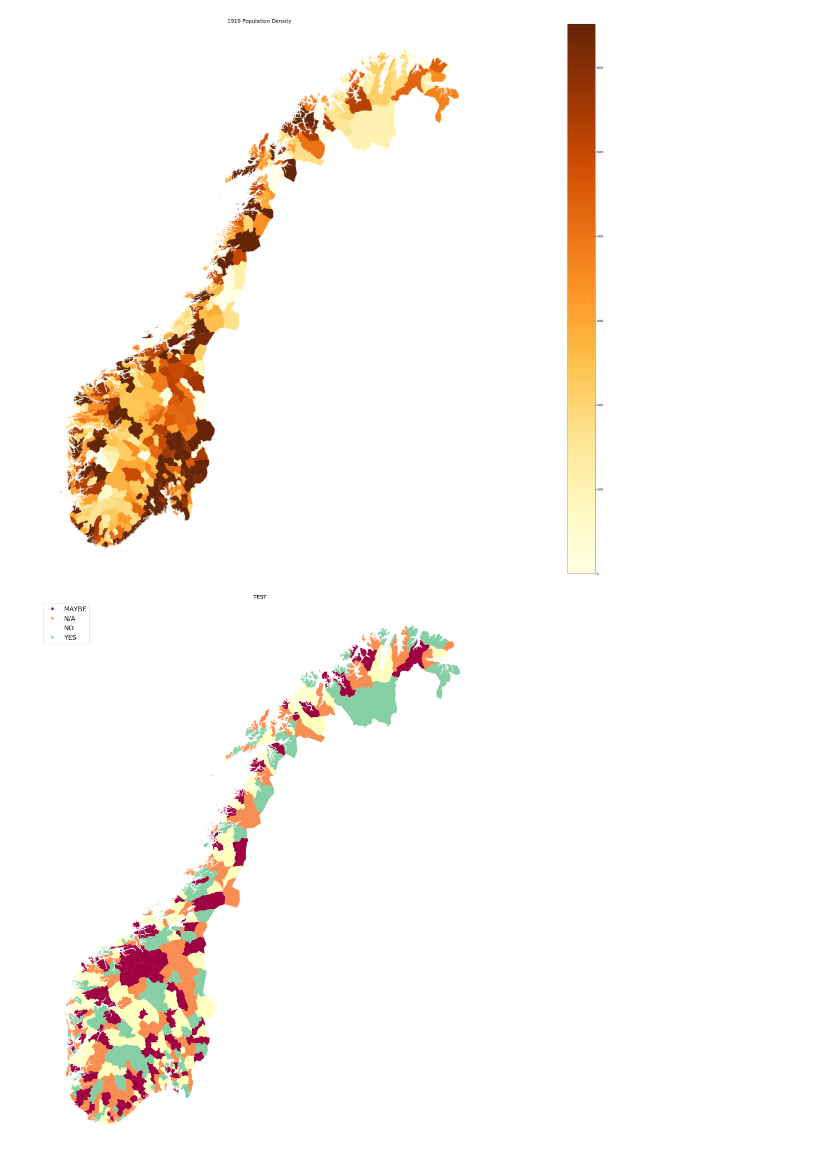
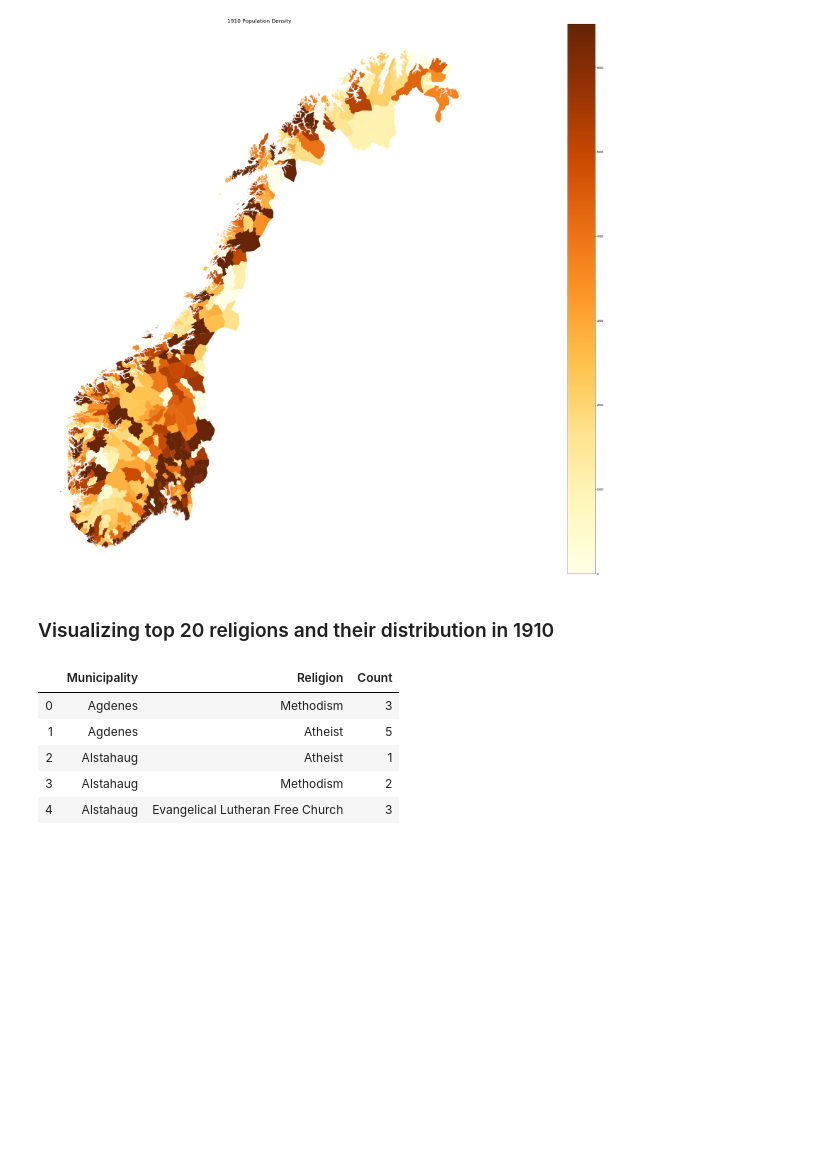
Before and after one commit to BerntA/NorwegianDemographics, a Jupyter notebook: src/visualize.ipynb, the cells around one changed output. Drawn from its saved outputs; the diff is of its cells as text; code cells hidden in the pictures; blank space fills up the shorter version.

```diff
--- a/src/visualize.ipynb
+++ b/src/visualize.ipynb
@@ -160,4 +158,18 @@ visualize(df_municipalities, pop, '1910 Population Density', False, '1910_img_te
-# %%
-visualize(df_municipalities, np.array([np.random.permutation(['YES', 'NO', 'MAYBE', 'N/A'])[0] for _ in range(len(df_municipalities))]), 'TEST', True)
-# %% [output]
-[figure, removed]
+# %% [markdown]
+### Visualizing top 20 religions and their distribution in 1910
+# %%
+def quickFixReligion(r):
+    if 'Guds Menig' in r:
+        return 'Guds Menighet'
+    return r
+
+df_religion_1910 = pd.read_csv('data/census_religion.csv', encoding='utf-8', names=['Municipality', 'Religion', 'Count'])
+df_religion_1910.Religion = [quickFixReligion(str(r)) for r in df_religion_1910.Religion]
+df_religion_1910.head()
+# %% [output]
+|  | Municipality | Religion | Count |
+| 0 | Agdenes | Methodism | 3 |
+| 1 | Agdenes | Atheist | 5 |
+| 2 | Alstahaug | Atheist | 1 |
+| 3 | Alstahaug | Methodism | 2 |
+| 4 | Alstahaug | Evangelical Lutheran Free Church | 3 |
```
Also changed, not shown: parts of 10 cells of this notebook, 3 other files.
